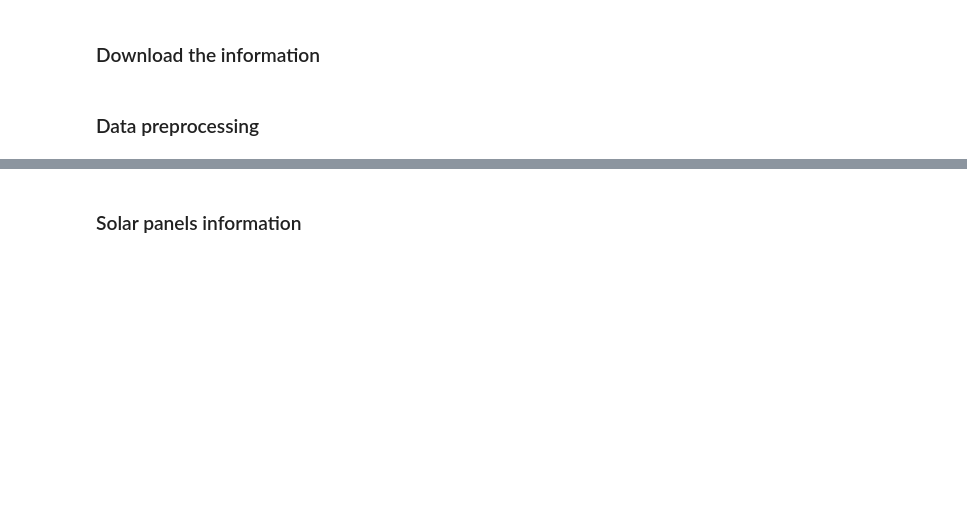
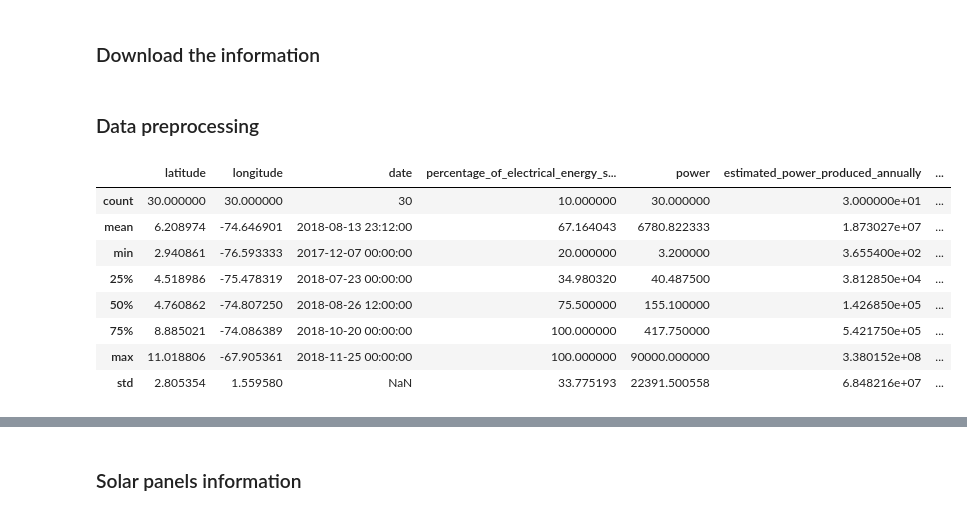
Before and after one commit to Harold2828/PV-Autosizing, a Jupyter notebook: Testing.ipynb, the cells around one changed output, grey strips where cells are left out. Saved outputs shown, nothing was run; the diff lists cells and outputs as text; code cells hidden in the pictures; blank space fills up the shorter version.

```diff
--- a/Testing.ipynb
+++ b/Testing.ipynb
@@ -11,3 +13,20 @@ solar_panels = pd.read_csv("Data/SolarPanels.csv")
 inverters = pd.read_csv("Data/Inverter.csv")
 # %% [markdown]
 ### Data preprocessing
+# %%
+projects.drop(columns = ["#","link","link_company","coordinates"], inplace=True)
+projects['regime'].astype("category")
+projects['kind'].astype("category")
+projects['surface_type'].astype("category")
+projects['date'] = pd.to_datetime(projects['date'], format="%d/%m/%Y")
+projects.describe()
+# %% [output]
+|  | latitude | longitude | date | percentage_of_electrical_energy_s... | power | estimated_power_produced_annually | ... |
+| count | 30.000000 | 30.000000 | 30 | 10.000000 | 30.000000 | 3.000000e+01 | ... |
+| mean | 6.208974 | -74.646901 | 2018-08-13 23:12:00 | 67.164043 | 6780.822333 | 1.873027e+07 | ... |
+| min | 2.940861 | -76.593333 | 2017-12-07 00:00:00 | 20.000000 | 3.200000 | 3.655400e+02 | ... |
+| 25% | 4.518986 | -75.478319 | 2018-07-23 00:00:00 | 34.980320 | 40.487500 | 3.812850e+04 | ... |
+| 50% | 4.760862 | -74.807250 | 2018-08-26 12:00:00 | 75.500000 | 155.100000 | 1.426850e+05 | ... |
+| 75% | 8.885021 | -74.086389 | 2018-10-20 00:00:00 | 100.000000 | 417.750000 | 5.421750e+05 | ... |
+| max | 11.018806 | -67.905361 | 2018-11-25 00:00:00 | 100.000000 | 90000.000000 | 3.380152e+08 | ... |
+| std | 2.805354 | 1.559580 | NaN | 33.775193 | 22391.500558 | 6.848216e+07 | ... |
```
Also changed, not shown: parts of 15 cells of this notebook, 1 other file.
